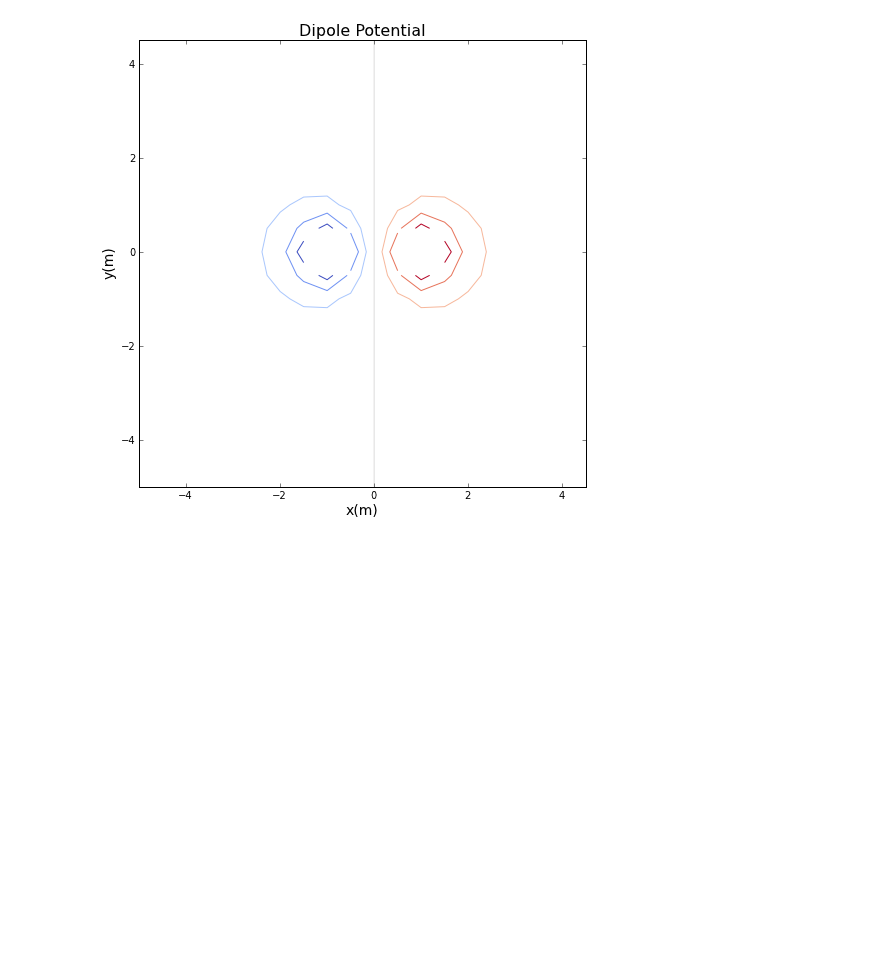
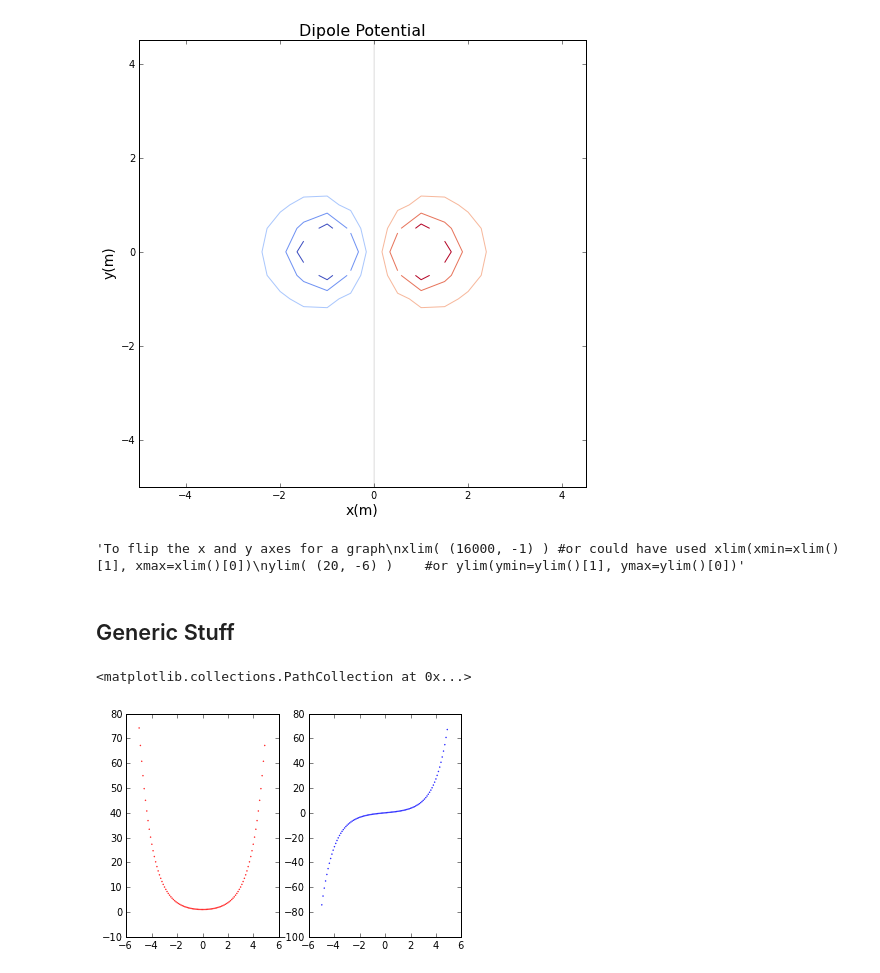
Before and after one commit to ewjohnst/PHYS202-S13, a Jupyter notebook: PlotTemplates.ipynb, the cells around one changed output. Cells and saved outputs as stored; diff of their text form; code cells hidden in the pictures; blank space fills up the shorter version.

Commit message:
basic plot templates done

```diff
--- a/PlotTemplates.ipynb
+++ b/PlotTemplates.ipynb
@@ -104,3 +104,27 @@ title('Dipole Potential', fontsize=16)
 show()
 # %% [output]
 [figure]
+# %%
+"""To flip the x and y axes for a graph
+xlim( (16000, -1) ) #or could have used xlim(xmin=xlim()[1], xmax=xlim()[0])
+ylim( (20, -6) )    #or ylim(ymin=ylim()[1], ymax=ylim()[0])"""
+# %% [output]
+'To flip the x and y axes for a graph\nxlim( (16000, -1) ) #or could have used xlim(xmin=xlim()[1], xmax=xlim()[0])\nylim( (20, -6) )    #or ylim(ymin=ylim()[1], ymax=ylim()[0])'
+# %% [markdown]
+Generic Stuff
+-
+# %%
+#Basic functions
+x = arange(-5,5,0.1)
+y = cosh(x)
+z = sinh(x)
+# %%
+#subplots
+subplot(1,2,1)
+pylab.scatter(x, y, color='red', s=.2) # or just plot(<stuff goes here>)
+
+subplot(1,2,2)
+pylab.scatter(x,z, color='blue', s=.2)
+# %% [output]
+<matplotlib.collections.PathCollection at 0x...>
+[figure, added]
```
Also changed, not shown: parts of 1 cell of this notebook.
